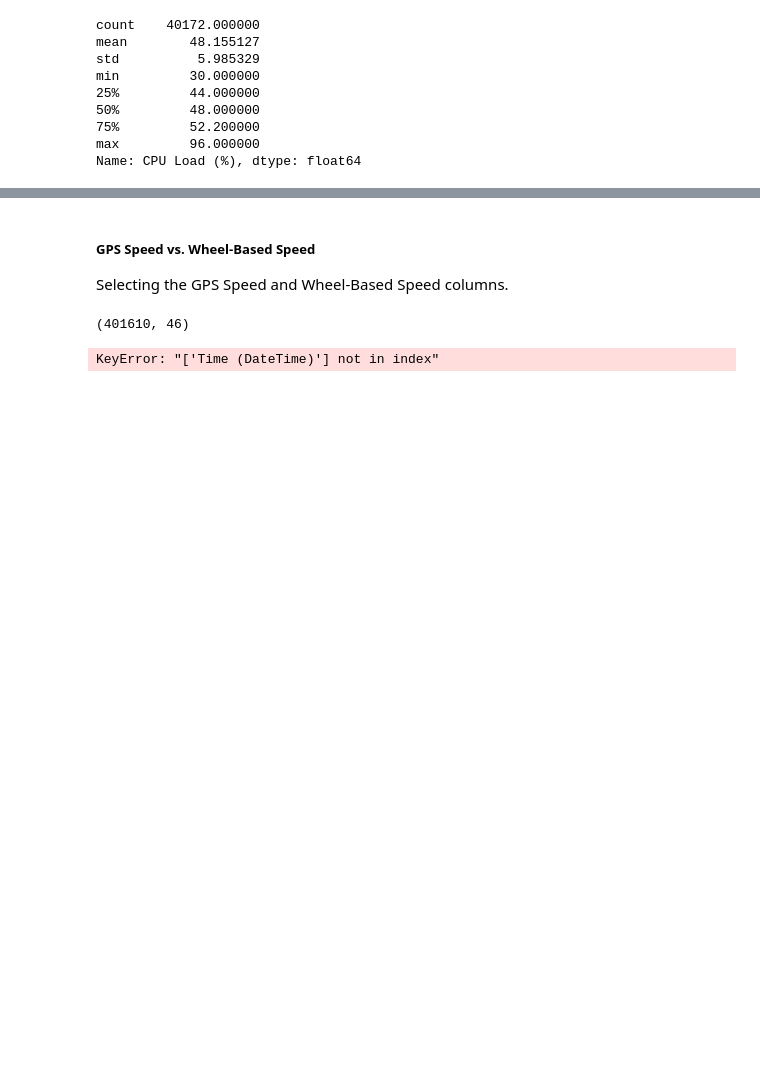
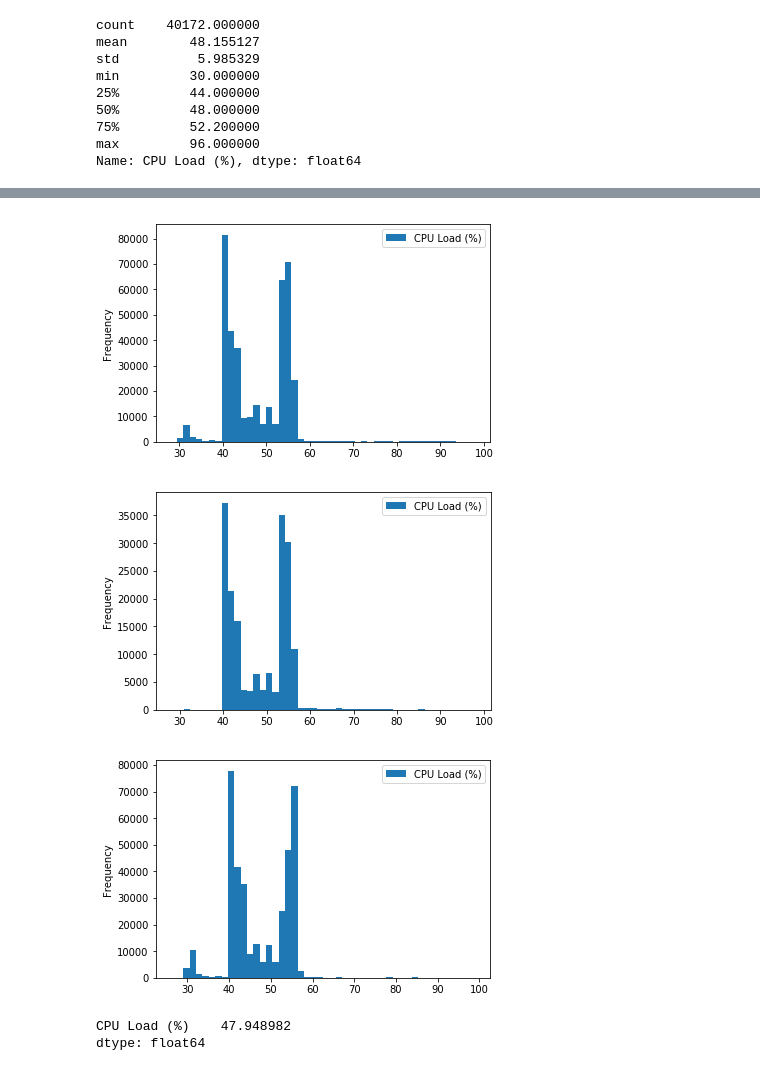
Before and after one commit to UNCG-CSE/Volvo_Truck_Analytics, a Jupyter notebook: src/Truck 1 Analysis.ipynb, the cells around one changed output, grey strips where cells are left out. Drawn from its saved outputs; the diff is of its cells as text; code cells hidden in the pictures; blank space fills up the shorter version.

```diff
--- a/src/Truck 1 Analysis.ipynb
+++ b/src/Truck 1 Analysis.ipynb
@@ -217,14 +221,14 @@ for i in Days:
-# %% [markdown]
-##### GPS Speed vs. Wheel-Based Speed
-Selecting the GPS Speed and Wheel-Based Speed columns.
-# %%
-day1.shape
-# %% [output]
-(401610, 46)
-# %%
-columns = ['Time (DateTime)', 'Speed (km/hr)', 'Vehicle Speed (Wheel-Based; km/hr)']
-gpsVsWheel = truck1Df[columns].head()
-gpsVsWheel.head()
-# Stopping here; plotting this data would be much more effective if it was per day. We should discuss this point before proceeding.
-# %% [output]
-KeyError: "['Time (DateTime)'] not in index"
+# %%
+for i in Days:
+    i[['CPU Load (%)']].ffill().bfill().plot.hist(bins=48)
+# %% [output]
+[figure, added]
+[figure, added]
+[figure, added]
+# %%
+date3day = truck1Df["2019-08-05":"2019-08-10"]
+CPU3day = date3day[['CPU Load (%)']].ffill().bfill()
+CPU3day.mean()
+# %% [output]
+CPU Load (%)    47.948982
+dtype: float64
```
Also changed, not shown: parts of 10 cells of this notebook.
